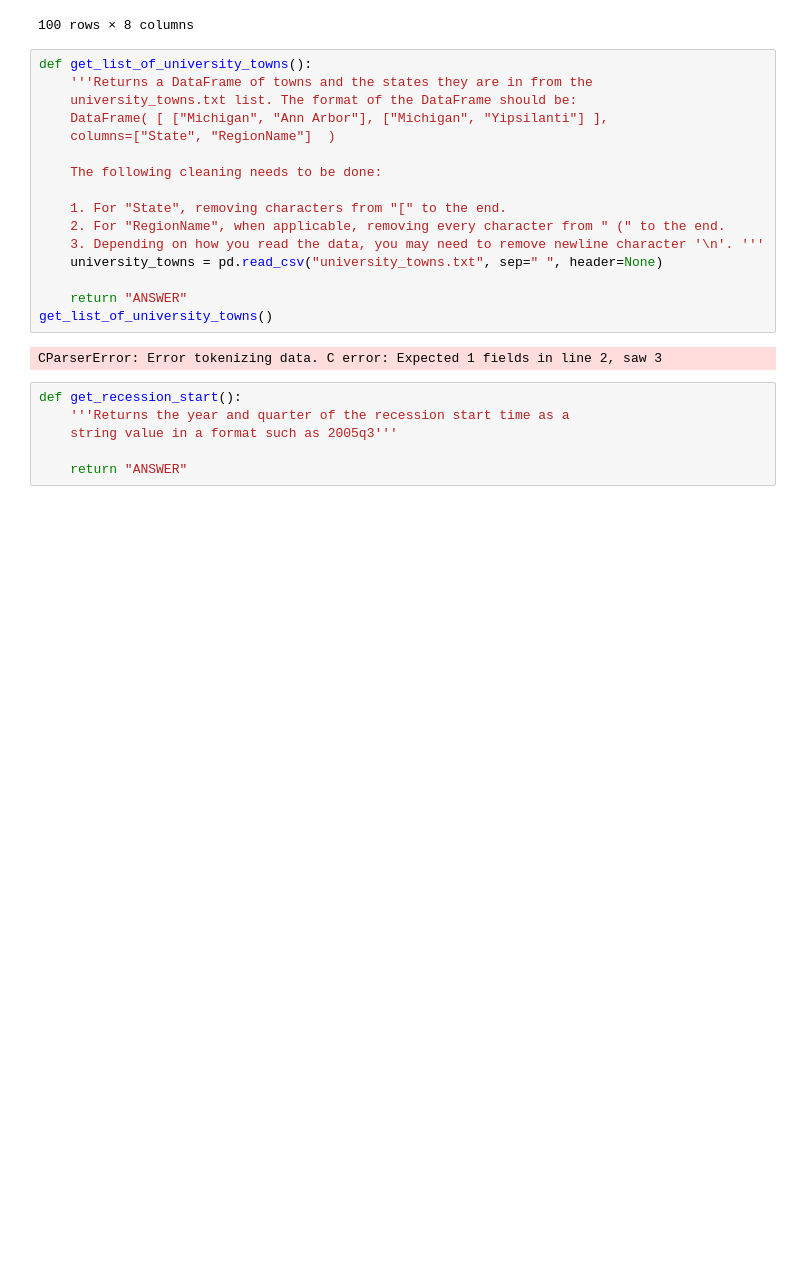
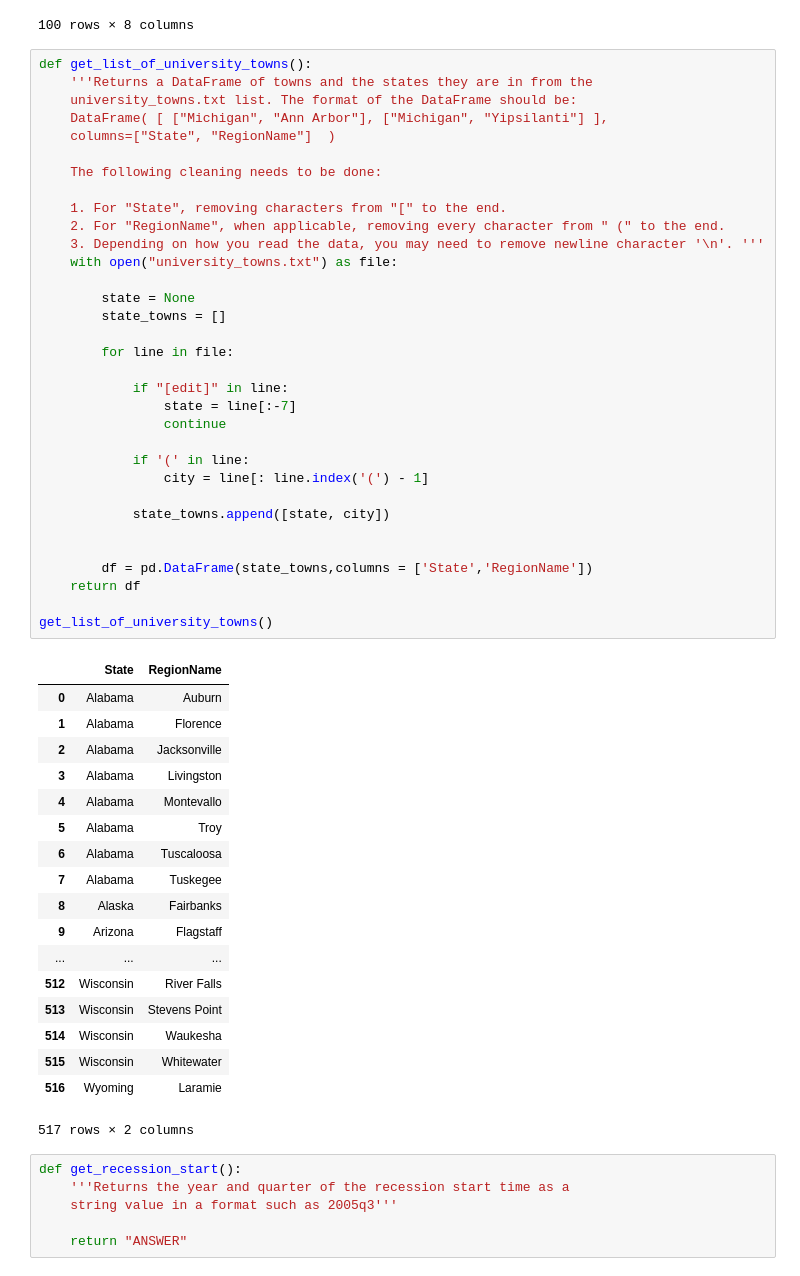
Before and after one commit to mittrayash/Hypothesis-Testing, a Jupyter notebook: Assignment+4.ipynb, the cells around one changed output. Drawn from its saved outputs; the diff is of its cells as text; blank space fills up the shorter version.

Commit message:
University List Generated Successfully

```diff
--- a/Assignment+4.ipynb
+++ b/Assignment+4.ipynb
@@ -98,21 +78,55 @@ gdp.head(100)
 # %%
 def get_list_of_university_towns():
     '''Returns a DataFrame of towns and the states they are in from the
     university_towns.txt list. The format of the DataFrame should be:
     DataFrame( [ ["Michigan", "Ann Arbor"], ["Michigan", "Yipsilanti"] ],
     columns=["State", "RegionName"]  )
 
     The following cleaning needs to be done:
 
     1. For "State", removing characters from "[" to the end.
     2. For "RegionName", when applicable, removing every character from " (" to the end.
     3. Depending on how you read the data, you may need to remove newline character '\n'. '''
-    university_towns = pd.read_csv("university_towns.txt", sep=" ", header=None)
+    with open("university_towns.txt") as file:
 
-    return "ANSWER"
+        state = None
+        state_towns = []
+
+        for line in file:
+
+            if "[edit]" in line:
+                state = line[:-7]
+                continue
+
+            if '(' in line:
+                city = line[: line.index('(') - 1]
+
+            state_towns.append([state, city])
+
+
+        df = pd.DataFrame(state_towns,columns = ['State','RegionName'])
+    return df
+
 get_list_of_university_towns()
 # %% [output]
+|  | State | RegionName |
+| 0 | Alabama | Auburn |
+| 1 | Alabama | Florence |
+| 2 | Alabama | Jacksonville |
+| 3 | Alabama | Livingston |
+| 4 | Alabama | Montevallo |
+| 5 | Alabama | Troy |
+| 6 | Alabama | Tuscaloosa |
+| 7 | Alabama | Tuskegee |
+| 8 | Alaska | Fairbanks |
+| 9 | Arizona | Flagstaff |
+| ... | ... | ... |
+| 512 | Wisconsin | River Falls |
+| 513 | Wisconsin | Stevens Point |
+| 514 | Wisconsin | Waukesha |
+| 515 | Wisconsin | Whitewater |
+| 516 | Wyoming | Laramie |
-CParserError: Error tokenizing data. C error: Expected 1 fields in line 2, saw 3
+517 rows × 2 columns
 # %%
 def get_recession_start():
     '''Returns the year and quarter of the recession start time as a
```
Also changed, not shown: parts of 1 cell of this notebook, 1 other file.
